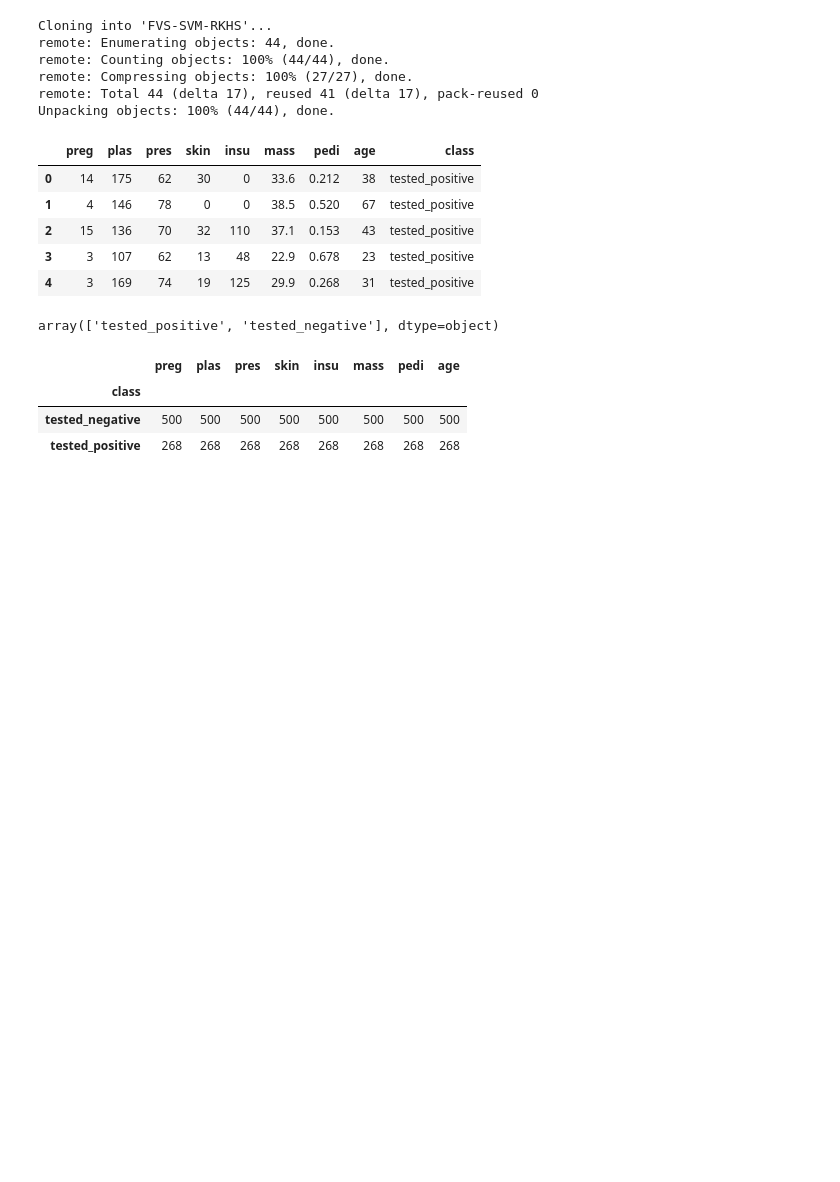
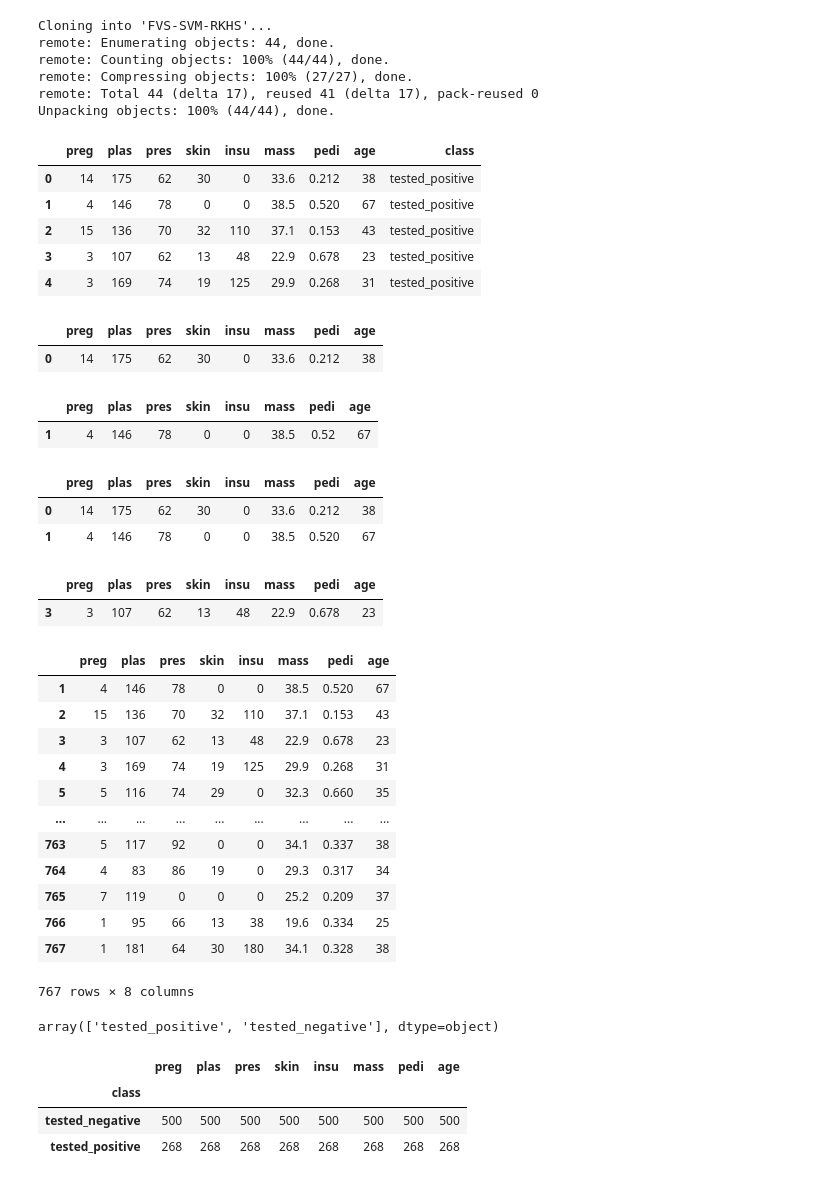
Before and after one commit to mohammad2682/FVS-SVM-RKHS, a Jupyter notebook: SVM_RKHS.ipynb, the cells around one changed output. Saved outputs shown, nothing was run; the diff lists cells and outputs as text; code cells hidden in the pictures; blank space fills up the shorter version.

```diff
--- a/SVM_RKHS.ipynb
+++ b/SVM_RKHS.ipynb
@@ -27,0 +30,10 @@ df.head()
+# %%
+FV1
+# %% [output]
+|  | preg | plas | pres | skin | insu | mass | pedi | age |
+| 0 | 14 | 175 | 62 | 30 | 0 | 33.6 | 0.212 | 38 |
+# %%
+FV2
+# %% [output]
+|  | preg | plas | pres | skin | insu | mass | pedi | age |
+| 1 | 4 | 146 | 78 | 0 | 0 | 38.5 | 0.52 | 67 |
@@ -27,0 +42,6 @@ df.head()
+# %%
+FVS
+# %% [output]
+|  | preg | plas | pres | skin | insu | mass | pedi | age |
+| 0 | 14 | 175 | 62 | 30 | 0 | 33.6 | 0.212 | 38 |
+| 1 | 4 | 146 | 78 | 0 | 0 | 38.5 | 0.520 | 67 |
@@ -27,0 +50,5 @@ df.head()
+# %%
+FV3
+# %% [output]
+|  | preg | plas | pres | skin | insu | mass | pedi | age |
+| 3 | 3 | 107 | 62 | 13 | 48 | 22.9 | 0.678 | 23 |
@@ -28,3 +57,19 @@ df.head()
+# %%
+sigma = 0.1 * np.max()
+# %% [output]
+|  | preg | plas | pres | skin | insu | mass | pedi | age |
+| 1 | 4 | 146 | 78 | 0 | 0 | 38.5 | 0.520 | 67 |
+| 2 | 15 | 136 | 70 | 32 | 110 | 37.1 | 0.153 | 43 |
+| 3 | 3 | 107 | 62 | 13 | 48 | 22.9 | 0.678 | 23 |
+| 4 | 3 | 169 | 74 | 19 | 125 | 29.9 | 0.268 | 31 |
+| 5 | 5 | 116 | 74 | 29 | 0 | 32.3 | 0.660 | 35 |
+| ... | ... | ... | ... | ... | ... | ... | ... | ... |
+| 763 | 5 | 117 | 92 | 0 | 0 | 34.1 | 0.337 | 38 |
+| 764 | 4 | 83 | 86 | 19 | 0 | 29.3 | 0.317 | 34 |
+| 765 | 7 | 119 | 0 | 0 | 0 | 25.2 | 0.209 | 37 |
+| 766 | 1 | 95 | 66 | 13 | 38 | 19.6 | 0.334 | 25 |
+| 767 | 1 | 181 | 64 | 30 | 180 | 34.1 | 0.328 | 38 |
+767 rows × 8 columns
 # %%
 df['class'].unique()
 # %% [output]
```
Also changed, not shown: parts of 4 cells of this notebook.
